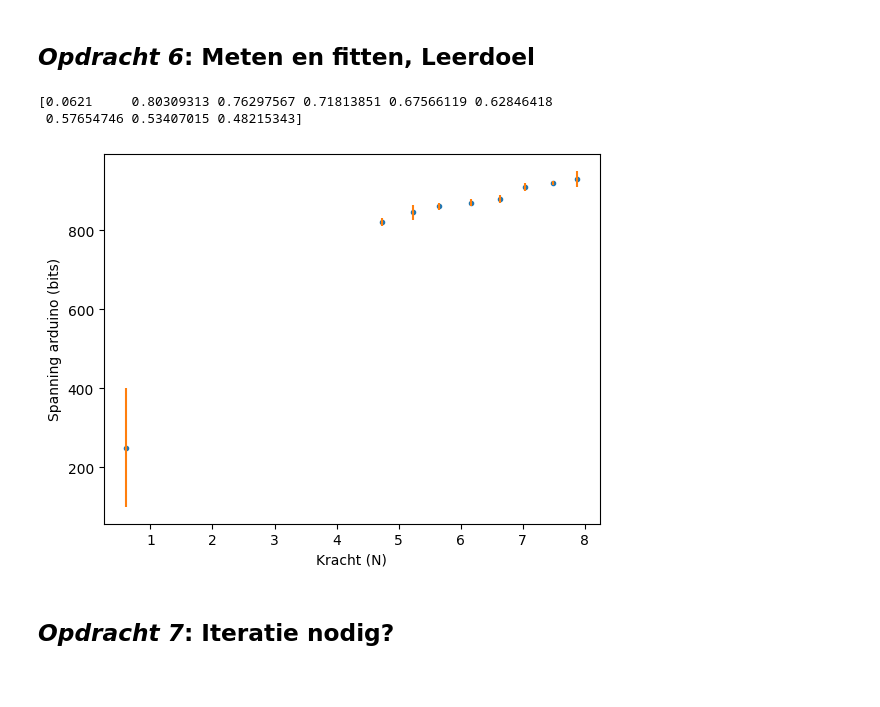
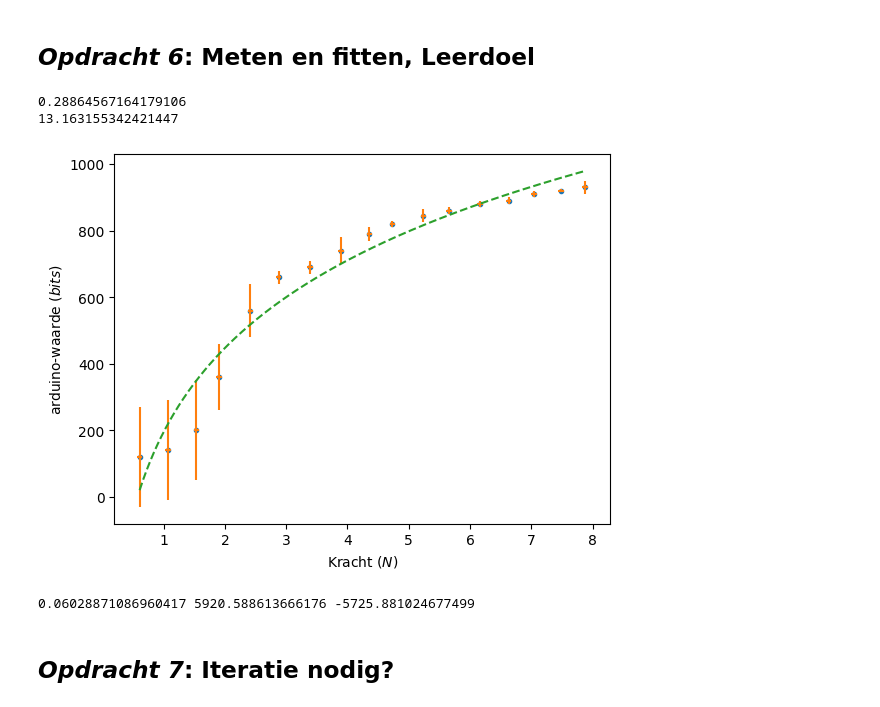
Before and after one commit to cs50202/opdrachten-DEF-D-, a Jupyter notebook: FysiekeOntwerpopdrachten/1KalibreerEenSensorDigitaalAnaloog/DEFOntwerpopdracht1KalibreerEenSensorInvulTemplate.ipynb, the cells around one changed output. Cells and saved outputs as stored; diff of their text form; code cells hidden in the pictures; blank space fills up the shorter version.

```diff
--- a/FysiekeOntwerpopdrachten/1KalibreerEenSensorDigitaalAnaloog/DEFOntwerpopdracht1KalibreerEenSensorInvulTemplate.ipynb
+++ b/FysiekeOntwerpopdrachten/1KalibreerEenSensorDigitaalAnaloog/DEFOntwerpopdracht1KalibreerEenSensorInvulTemplate.ipynb
@@ -76,35 +76,57 @@ from scipy.optimize import curve_fit
 # %%
 # Zet hier jouw data in een voor jou handig formaat
 
-massa_fles = 62.1e-3 #kg
-u_massa_fles = 0.1e-3 #kg
+massa_fles = 66.4e-3 #kg
 # Factor berekenen voor het bepalen van de massa van de fles aangezien de weegschaal het niet meer deed
 # We bepalen de massa die wel op de weegschaal zichtbaar is en kijken hoe hoog het water zit. Op basis hiervan heb je een schaal gram/cm
 factor = (378.32e-3 - massa_fles)/6.7
+#
+lengtes = np.array([0, 15.7, 14.85, 13.9, 13.0, 12.0, 10.9, 10.0, 8.9, 8.1, 7.1, 6.0, 4.9, 3.9, 2.8, 2, 1])
+massa = (lengtes*factor) + massa_fles
 
-#
-lengtes = np.array([0, 15.7, 14.85, 13.9, 13.0, 12.0, 10.9, 10.0, 8.9])
-massa = (lengtes*factor) + massa_fles
-print(massa)
 kracht = massa * 9.81
 
-arduino = np.array([250, 930, 920, 910, 880, 870, 860, 845, 820])
-u_arduino = np.array([150, 20, 5, 10, 10, 10, 10, 20, 10])
+arduino = np.array([120, 930, 920, 910, 890, 880, 860, 845, 820, 790, 740, 690, 660, 560, 360, 200, 140])
+u_arduino = np.array([150, 20, 5, 10, 10, 10, 10, 20, 10, 20, 40, 20, 20, 80, 100, 150, 150])
-# %% [output]
-[0.0621     0.80309313 0.76297567 0.71813851 0.67566119 0.62846418
- 0.57654746 0.53407015 0.48215343]
+# %%
+def fit(x, a, b, c):
+    return b*x**a + c
+
+vals, covs = curve_fit(fit, kracht, arduino)
+
+xtest = np.linspace(np.min(kracht), np.max(kracht), 500)
+ytest = fit(xtest, *vals)
+# %%
+# Errorbepaling van de kracht
+# We bepalen de error in de krachtbepaling aan de hand van de error in de massabepaling. De massa bepalen we door de lengte af te lezen van de maatbeker
+# Errorpropagation is als volgt: het verschil in de werkelijke waarde van de massa en de berekende waarde van de massa
+
+m_bepaald = (4.8 * factor)+massa_fles
+print(m_bepaald)
+m_werkelijk = 332.4e-3 #kg
+
+u_kracht = np.abs((100* m_bepaald/m_werkelijk) - 100)
+u_kracht2 = m_werkelijk - m_bepaald
+print(u_kracht)
+# %% [output]
+0.28864567164179106
+13.163155342421447
 # %%
 # Plot hier de meting en fit een lijn door de metingen.
 # Maak gebruik van wat je geleerd hebt bij het practicum.
 
 plt.figure()
 plt.plot(kracht, arduino, '.', label = "meetwaardes")
-plt.errorbar(kracht, arduino, xerr = 0, yerr = u_arduino, linestyle = 'none')
-plt.xlabel("Kracht (N)")
-plt.ylabel("Spanning arduino (bits)")
+plt.errorbar(kracht, arduino, xerr = u_kracht2, yerr = u_arduino, linestyle = 'none')
+plt.plot(xtest, ytest, '--', label = 'fit')
+plt.xlabel("Kracht $(N)$")
+plt.ylabel("arduino-waarde $(bits)$")
 plt.show()
+
+print(*vals)
 # %% [output]
-[figure, old version]
+[figure, new version]
+0.06028871086960417 5920.588613666176 -5725.881024677499
 # %% [markdown]
 ## *Opdracht 7*: Iteratie nodig?
 # %% [markdown]
```
